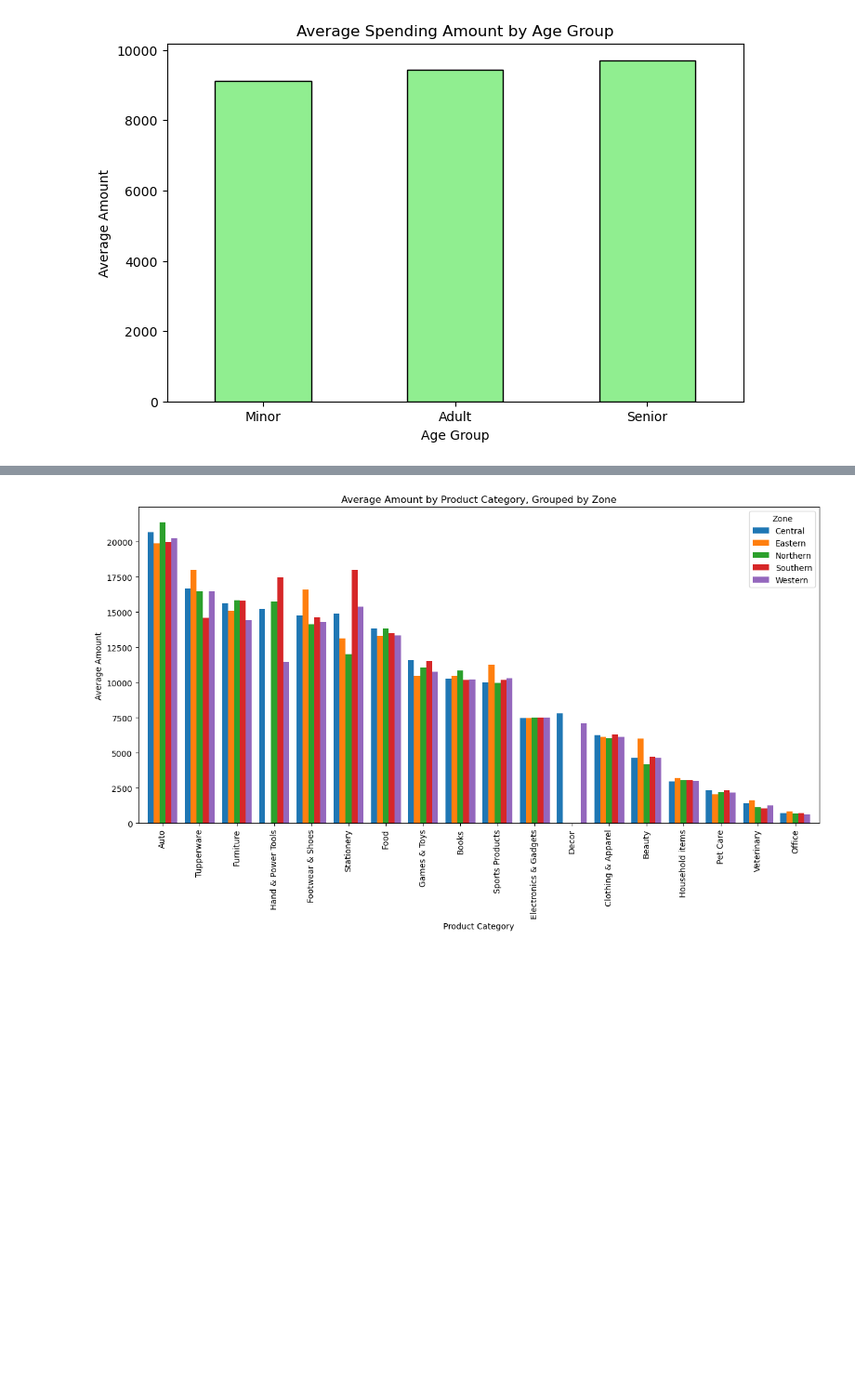
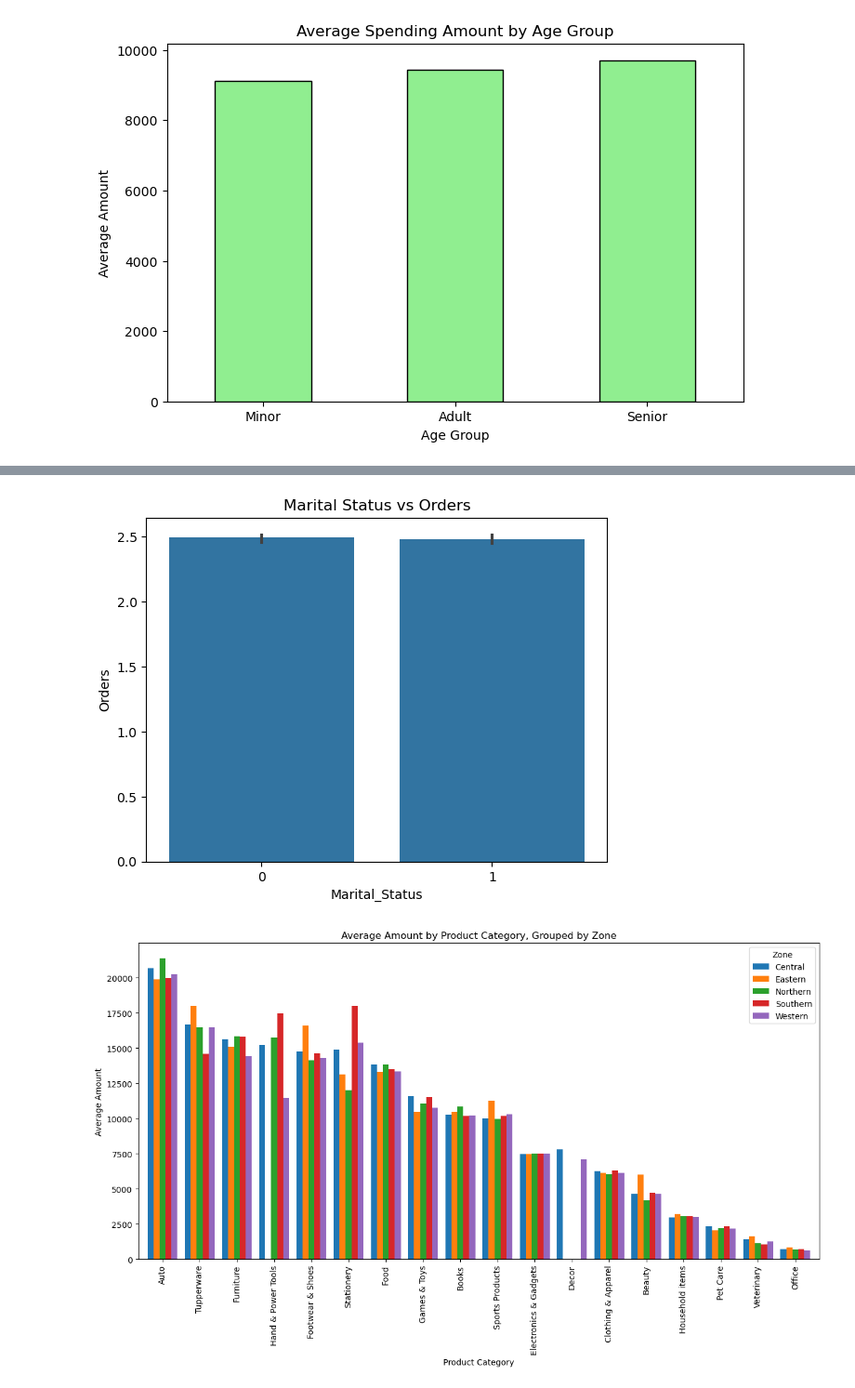
Before and after one commit to Nick-Zoc/ADS_DiwaliSales_L2AI1, a Jupyter notebook: Milestone 1/main.ipynb, the cells around one changed output, grey strips where cells are left out. Shown at 93% size. Saved outputs shown, nothing was run; the diff lists cells and outputs as text; code cells hidden in the pictures; blank space fills up the shorter version.

```diff
--- a/Milestone 1/main.ipynb
+++ b/Milestone 1/main.ipynb
@@ -375,3 +375,12 @@ plt.show()
+# %%
+plt.figure()
+ax = sns.barplot(data=df, x='Marital_Status', y='Orders')
+ax.set_xticks([0, 1])
+
+plt.title("Marital Status vs Orders")
+plt.show()
+# %% [output]
+[figure, added]
 # %%
 # 5.2 Categorized analysis: Rank product_Category by average Amount, grouped by Zone
 pivot_df = df.pivot_table(values='Amount', index='Product_Category', columns='Zone', aggfunc='mean')
```
Also changed, not shown: parts of 1 cell of this notebook, 2 other files.
